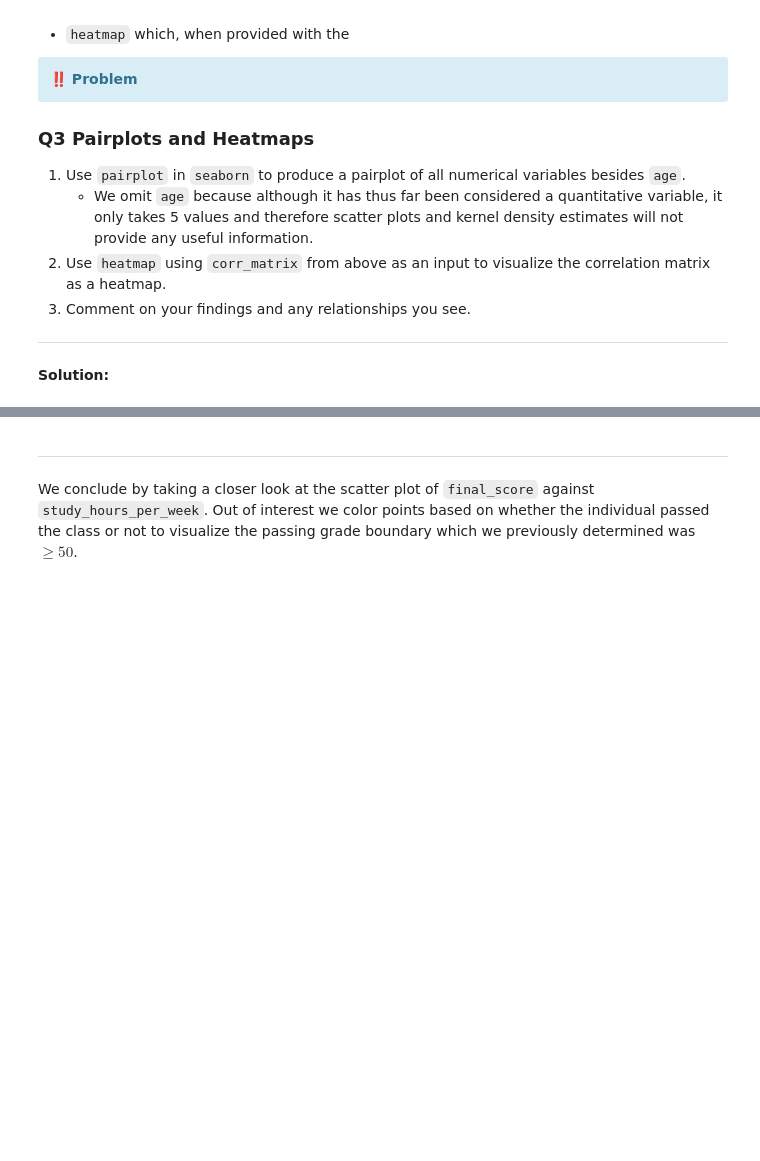
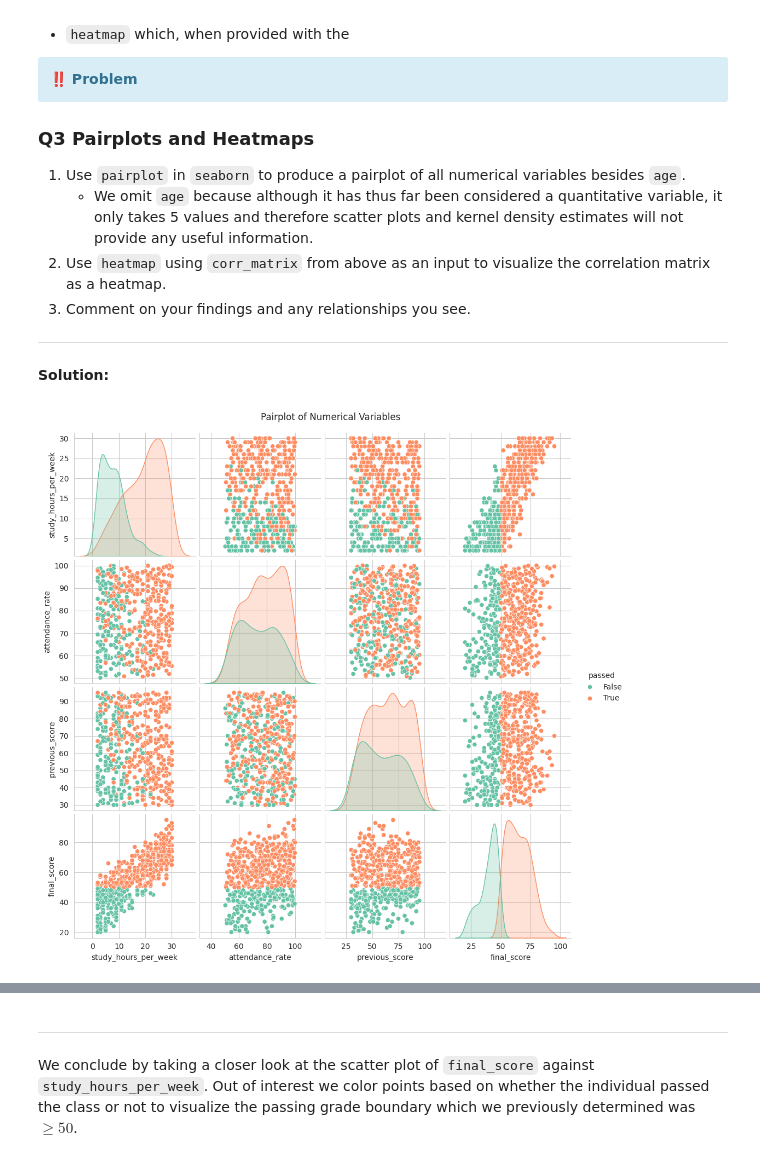
Before and after one commit to aldonunez05/pstat-100, a Jupyter notebook: Lab 5 - EDA Multivariate.ipynb, the cells around one changed output, grey strips where cells are left out. Saved outputs shown, nothing was run; the diff lists cells and outputs as text; code cells hidden in the pictures; blank space fills up the shorter version.

```diff
--- a/Lab 5 - EDA Multivariate.ipynb
+++ b/Lab 5 - EDA Multivariate.ipynb
@@ -233,3 +325,11 @@ From our correlation matrix we see negligible correlations except for a strong p
 
 ---
 **Solution:**
+# %%
+pair_vars = [c for c in df_num.columns if c != 'age']
+
+sns.pairplot(df[pair_vars + ['passed']], hue='passed', diag_kind='kde')
+plt.suptitle('Pairplot of Numerical Variables', y=1.02)
+plt.show()
+# %% [output]
+[figure, added]
```
Also changed, not shown: parts of 9 cells of this notebook.
